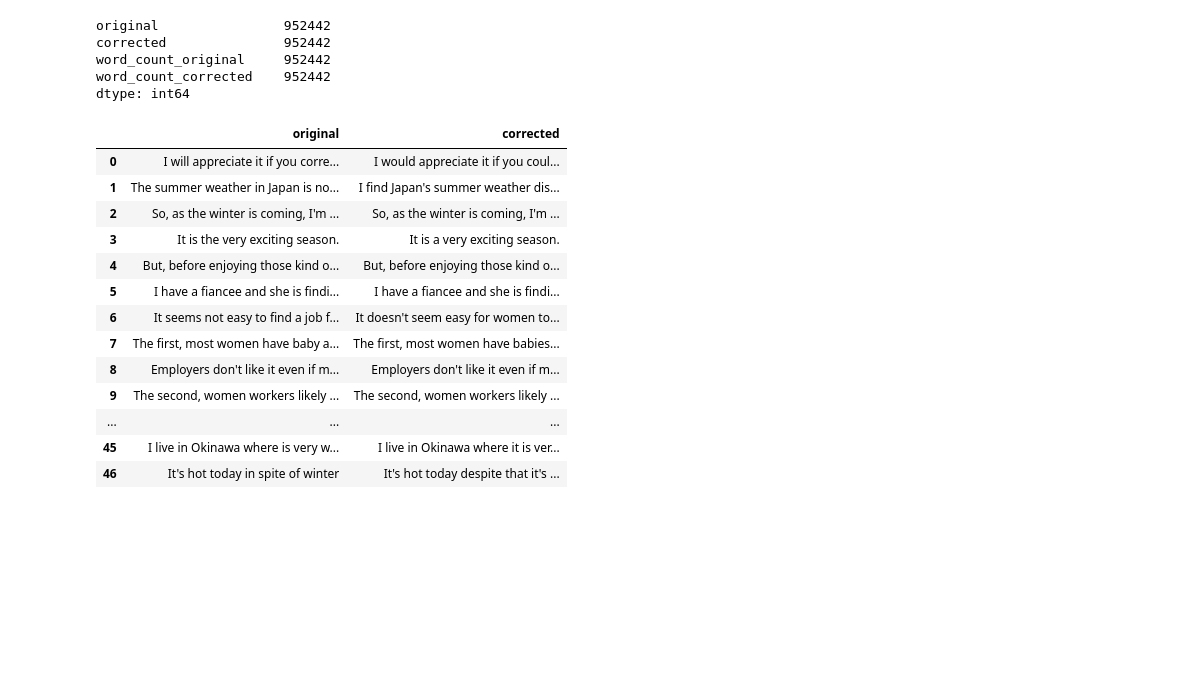
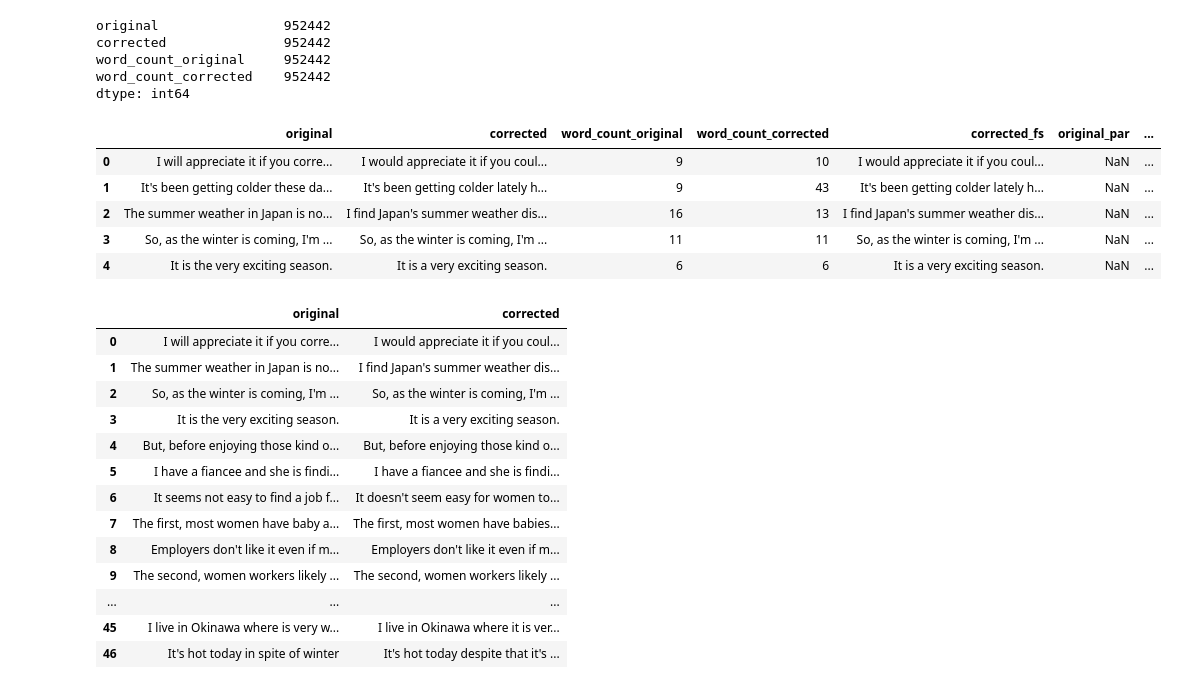
Before and after one commit to danish-sven/anlp-at2-gpt45, a Jupyter notebook: 1. Python Notebooks/eda_parenthesis.ipynb, the cells around one changed output. Drawn from its saved outputs; the diff is of its cells as text; code cells hidden in the pictures; blank space fills up the shorter version.

```diff
--- a/1. Python Notebooks/eda_parenthesis.ipynb
+++ b/1. Python Notebooks/eda_parenthesis.ipynb
@@ -253,9 +253,19 @@ pattern = r'(\(.*?\)|\[.*?\])'
 # Define a custom function to return None if no matches are found
 def find_pattern_or_none(x):
     matches = re.findall(pattern, x)
-    return None if not matches else matches[0]
+    return np.nan if not matches else matches[0]
+
 df_par['original_par']=df_par['original'].apply(lambda x: find_pattern_or_none(x))
 df_par['corrected_par']=df_par['corrected'].apply(lambda x: find_pattern_or_none(x))
+# %%
+df_par.head()
+# %% [output]
+|  | original | corrected | word_count_original | word_count_corrected | corrected_fs | original_par | ... |
+| 0 | I will appreciate it if you corre... | I would appreciate it if you coul... | 9 | 10 | I would appreciate it if you coul... | NaN | ... |
+| 1 | It's been getting colder these da... | It's been getting colder lately h... | 9 | 43 | It's been getting colder lately h... | NaN | ... |
+| 2 | The summer weather in Japan is no... | I find Japan's summer weather dis... | 16 | 13 | I find Japan's summer weather dis... | NaN | ... |
+| 3 | So, as the winter is coming, I'm ... | So, as the winter is coming, I'm ... | 11 | 11 | So, as the winter is coming, I'm ... | NaN | ... |
+| 4 | It is the very exciting season. | It is a very exciting season. | 6 | 6 | It is a very exciting season. | NaN | ... |
 # %%
 import numpy as np
 # Remove parenthesis and brackets and create a new dataframe
```
Also changed, not shown: parts of 4 cells of this notebook, 3 other files.
